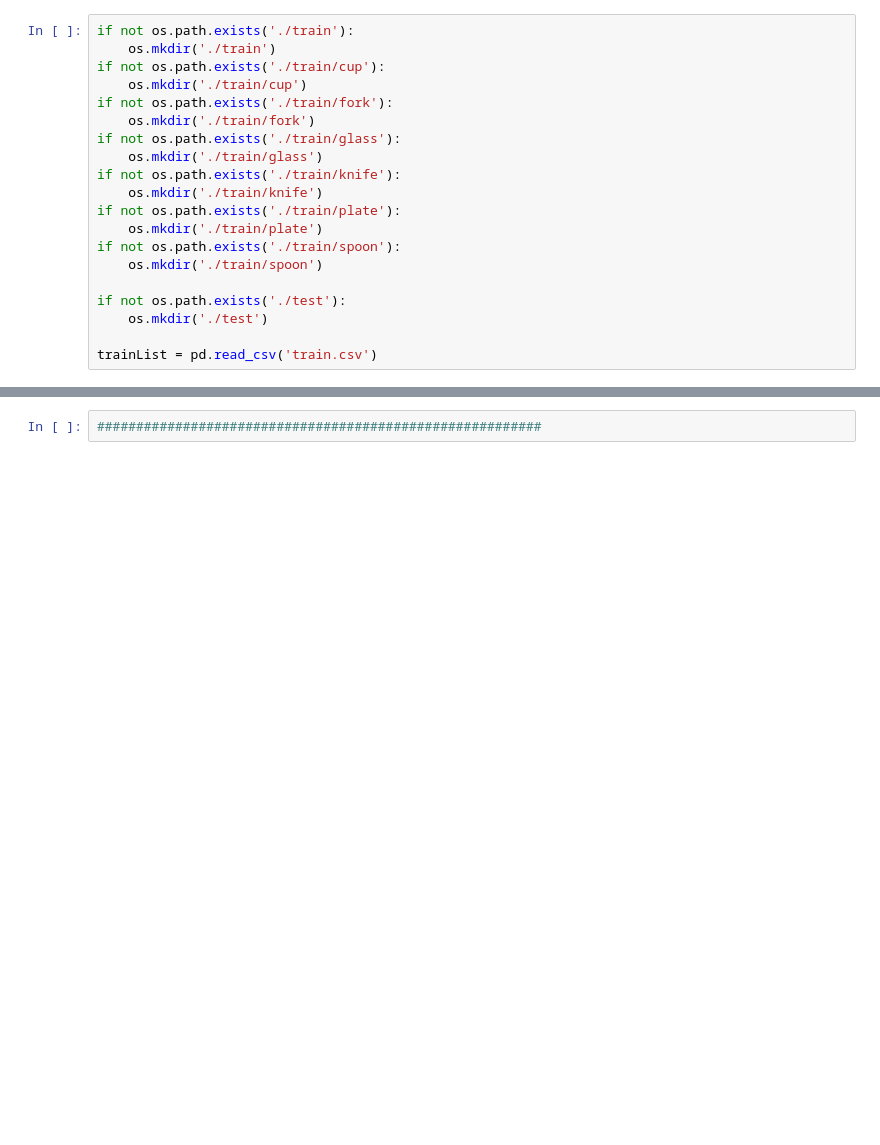
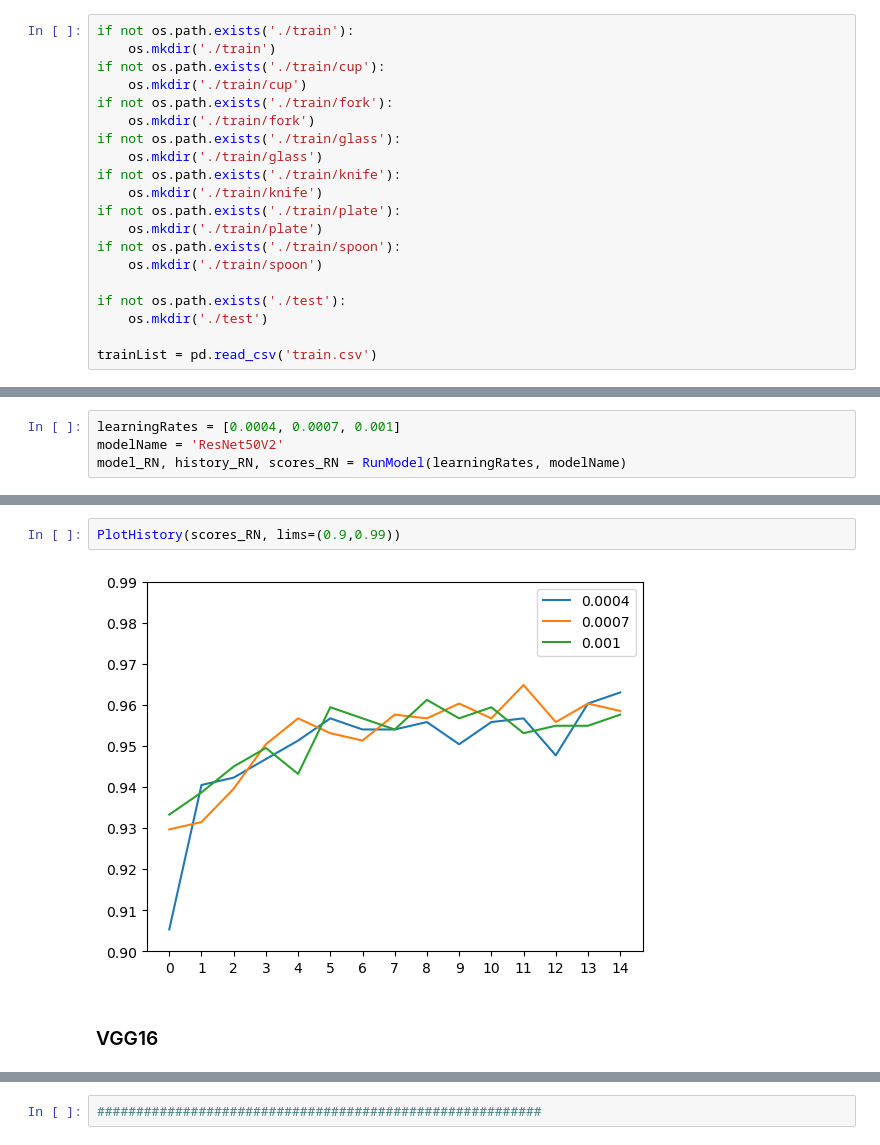
Before and after one commit to maclavijo/Kitchenware-Project, a Jupyter notebook: Kitchenware.ipynb, the cells around one changed output, grey strips where cells are left out. Drawn from its saved outputs; the diff is of its cells as text; blank space fills up the shorter version.

```diff
--- a/Kitchenware.ipynb
+++ b/Kitchenware.ipynb
@@ -282,0 +361,4 @@ plt.legend()
+# %%
+learningRates = [0.0004, 0.0007, 0.001]
+modelName = 'ResNet50V2'
+model_RN, history_RN, scores_RN = RunModel(learningRates, modelName)
@@ -282,0 +383,6 @@ plt.legend()
+# %%
+PlotHistory(scores_RN, lims=(0.9,0.99))
+# %% [output]
+[figure, added]
+# %% [markdown]
+### VGG16
```
Also changed, not shown: parts of 82 cells of this notebook, 1 other file.
